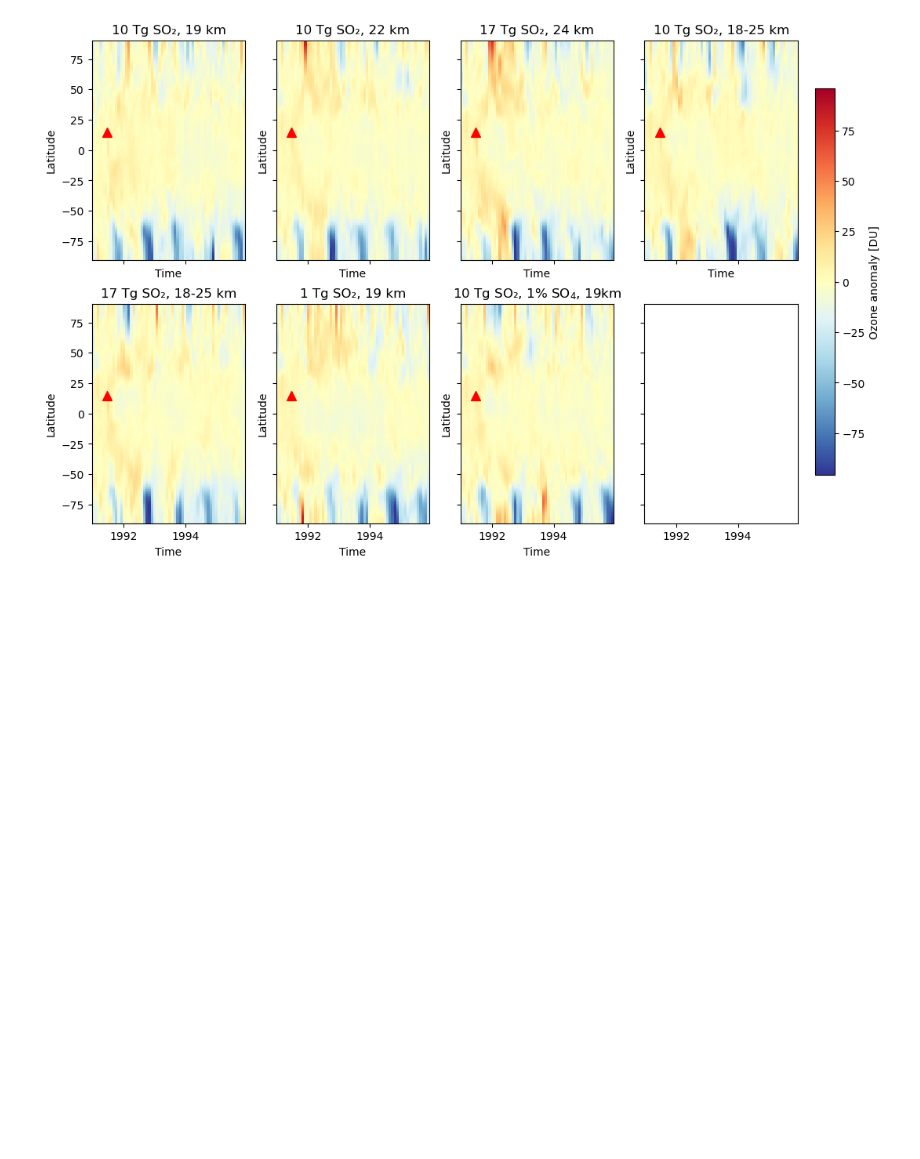
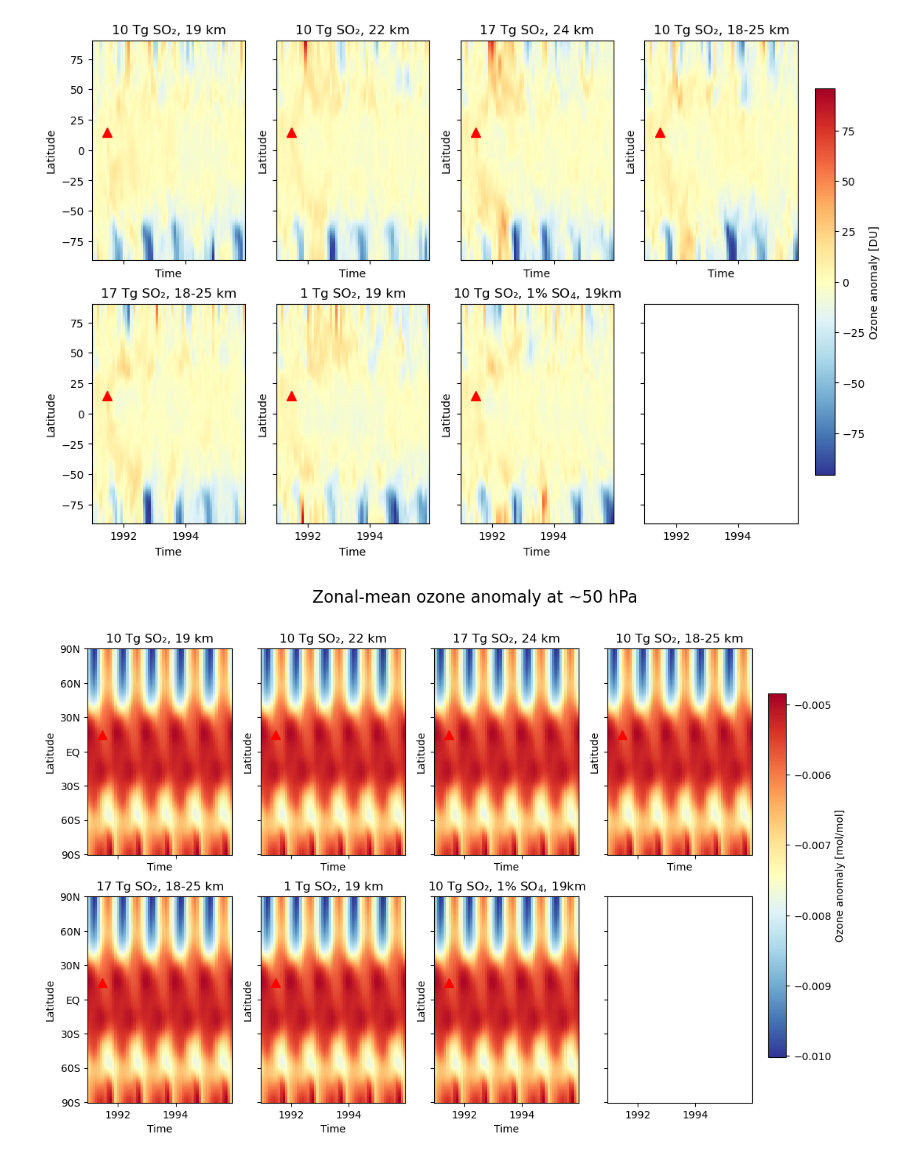
Before and after one commit to EliHHogemo/master_thesis, a Jupyter notebook: sulfur_pinatubo.ipynb, the cells around one changed output. Drawn from its saved outputs; the diff is of its cells as text; code cells hidden in the pictures; blank space fills up the shorter version.

Commit message:
some new plots, especially maps

```diff
--- a/sulfur_pinatubo.ipynb
+++ b/sulfur_pinatubo.ipynb
@@ -1639,0 +1687,30 @@ plt.show()
+# %%
+fig, axs = plt.subplots(2, 4, figsize=(14, 8), sharex=True, sharey=True)
+
+for ax, ds, title in zip(axs.flat, datasets, titles):
+    plot_o3_lat_time(
+        ds,
+        base,
+        lev=50,
+        ax=ax,
+        add_colorbar=False,
+        title=title,
+        cmap="RdYlBu_r",
+    )
+
+
+axs[0, 0].set_yticks([-90, -60, -30, 0, 30, 60, 90])
+axs[0, 0].set_yticklabels(["90S", "60S", "30S", "EQ", "30N", "60N", "90N"])
+
+fig.colorbar(
+    axs.flat[0].collections[0],
+    ax=axs,
+    label="Ozone anomaly [mol/mol]",
+    shrink=0.8,
+    pad=0.02,
+)
+
+fig.suptitle("Zonal-mean ozone anomaly at ~50 hPa", fontsize=16)
+plt.show()
+# %% [output]
+[figure, added]
```
Also changed, not shown: parts of 2 cells of this notebook, 2 other files.
